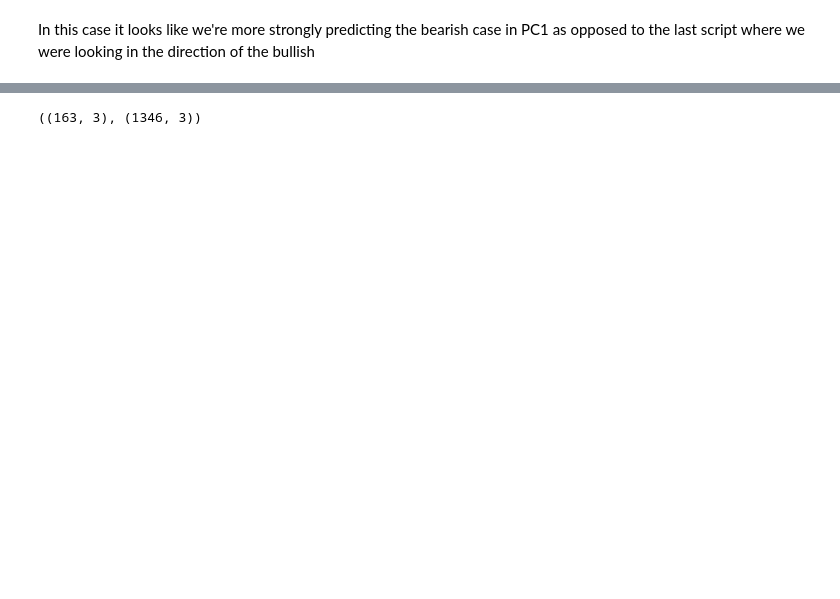
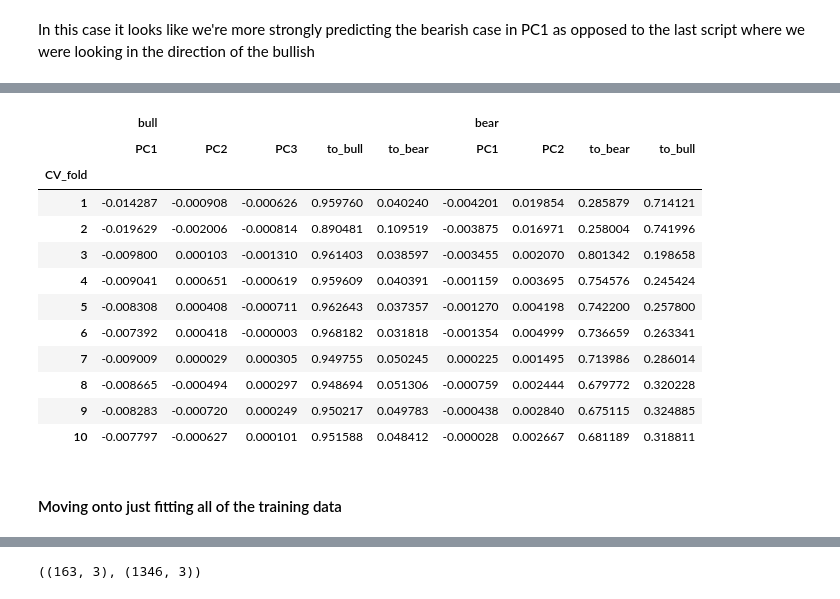
Before and after one commit to CampbelSoup/Regime-Classification-PCA-HMM-S-P500, a Jupyter notebook: traintest_pca_hmm.ipynb, the cells around one changed output, grey strips where cells are left out. Cells and saved outputs as stored; diff of their text form; code cells hidden in the pictures; blank space fills up the shorter version.

```diff
--- a/traintest_pca_hmm.ipynb
+++ b/traintest_pca_hmm.ipynb
@@ -86,0 +210,23 @@ GaussianHMM(n_components=2, random_state=123)
+# %%
+cv_results = pd.DataFrame(rows)
+cv_results.columns = pd.MultiIndex.from_tuples(cv_results.columns)
+cv_results.index.name = 'CV_fold'
+cv_results.index = cv_results.index + 1
+
+cv_results
+# %% [output]
+|  | bull |  |  |  |  | bear |  |  |  |
+|  | PC1 | PC2 | PC3 | to_bull | to_bear | PC1 | PC2 | to_bear | to_bull |
+| CV_fold |  |  |  |  |  |  |  |  |  |
+| 1 | -0.014287 | -0.000908 | -0.000626 | 0.959760 | 0.040240 | -0.004201 | 0.019854 | 0.285879 | 0.714121 |
+| 2 | -0.019629 | -0.002006 | -0.000814 | 0.890481 | 0.109519 | -0.003875 | 0.016971 | 0.258004 | 0.741996 |
+| 3 | -0.009800 | 0.000103 | -0.001310 | 0.961403 | 0.038597 | -0.003455 | 0.002070 | 0.801342 | 0.198658 |
+| 4 | -0.009041 | 0.000651 | -0.000619 | 0.959609 | 0.040391 | -0.001159 | 0.003695 | 0.754576 | 0.245424 |
+| 5 | -0.008308 | 0.000408 | -0.000711 | 0.962643 | 0.037357 | -0.001270 | 0.004198 | 0.742200 | 0.257800 |
+| 6 | -0.007392 | 0.000418 | -0.000003 | 0.968182 | 0.031818 | -0.001354 | 0.004999 | 0.736659 | 0.263341 |
+| 7 | -0.009009 | 0.000029 | 0.000305 | 0.949755 | 0.050245 | 0.000225 | 0.001495 | 0.713986 | 0.286014 |
+| 8 | -0.008665 | -0.000494 | 0.000297 | 0.948694 | 0.051306 | -0.000759 | 0.002444 | 0.679772 | 0.320228 |
+| 9 | -0.008283 | -0.000720 | 0.000249 | 0.950217 | 0.049783 | -0.000438 | 0.002840 | 0.675115 | 0.324885 |
+| 10 | -0.007797 | -0.000627 | 0.000101 | 0.951588 | 0.048412 | -0.000028 | 0.002667 | 0.681189 | 0.318811 |
+# %% [markdown]
+#### Moving onto just fitting all of the training data
```
Also changed, not shown: parts of 38 cells of this notebook.
